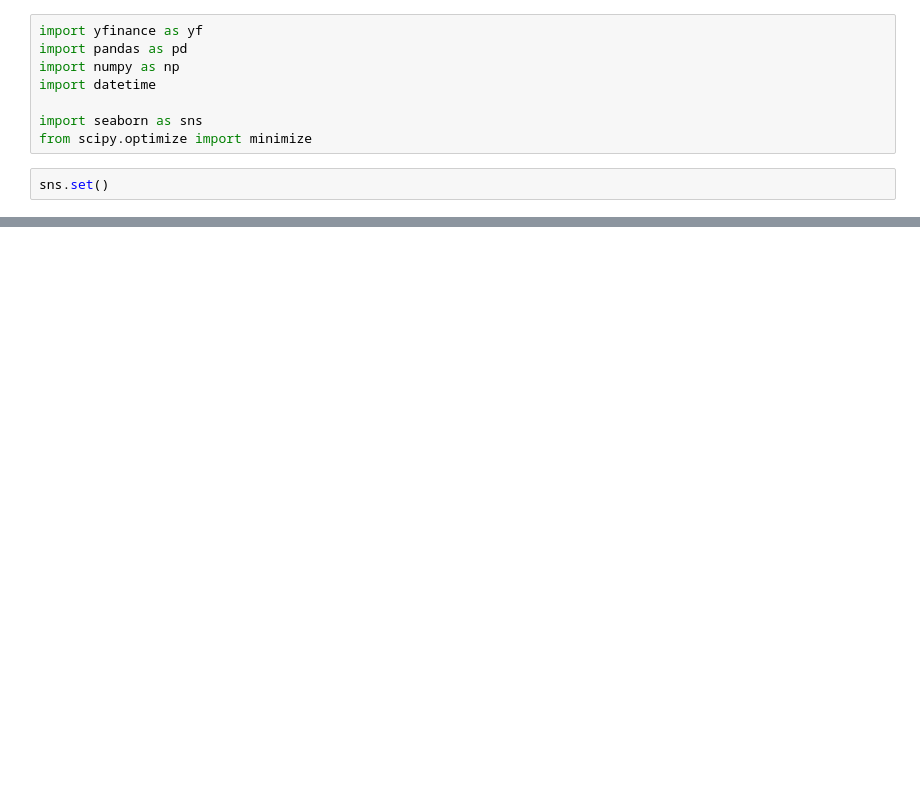
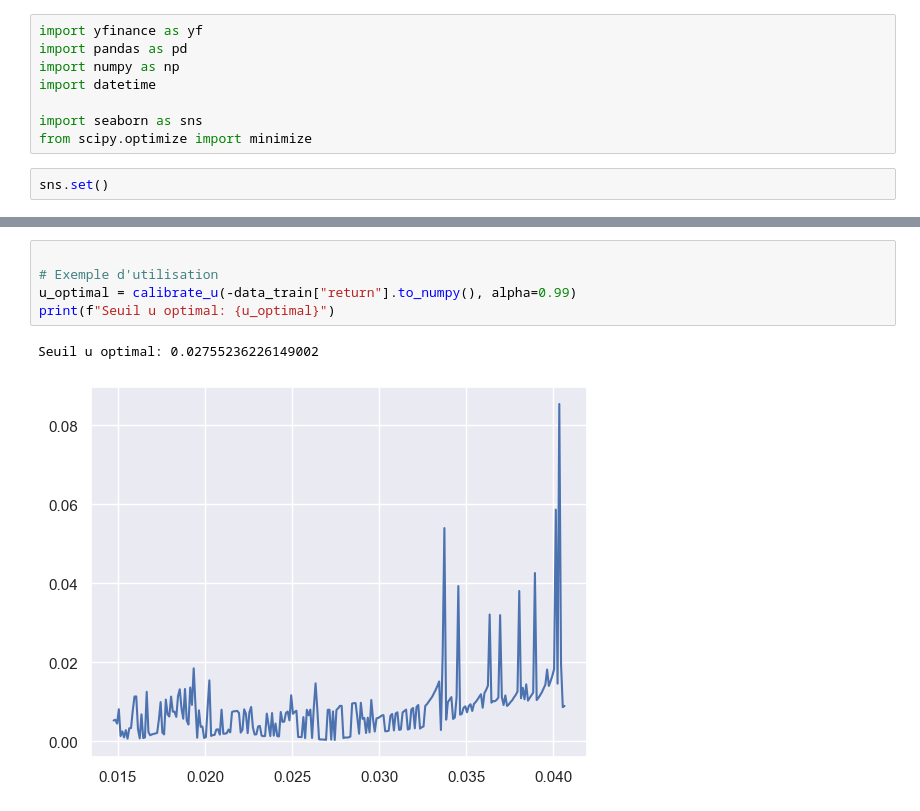
Before and after one commit to usenameFD/Asset-management, a Jupyter notebook: VaR/var.ipynb, the cells around one changed output, grey strips where cells are left out. Cells and saved outputs as stored; diff of their text form; blank space fills up the shorter version.

```diff
--- a/VaR/var.ipynb
+++ b/VaR/var.ipynb
@@ -47,0 +217,8 @@ result
+# %%
+
+# Exemple d'utilisation
+u_optimal = calibrate_u(-data_train["return"].to_numpy(), alpha=0.99)
+print(f"Seuil u optimal: {u_optimal}")
+# %% [output]
+Seuil u optimal: 0.02755236226149002
+[figure, added]
```
Also changed, not shown: parts of 9 cells of this notebook, 3 other files.
